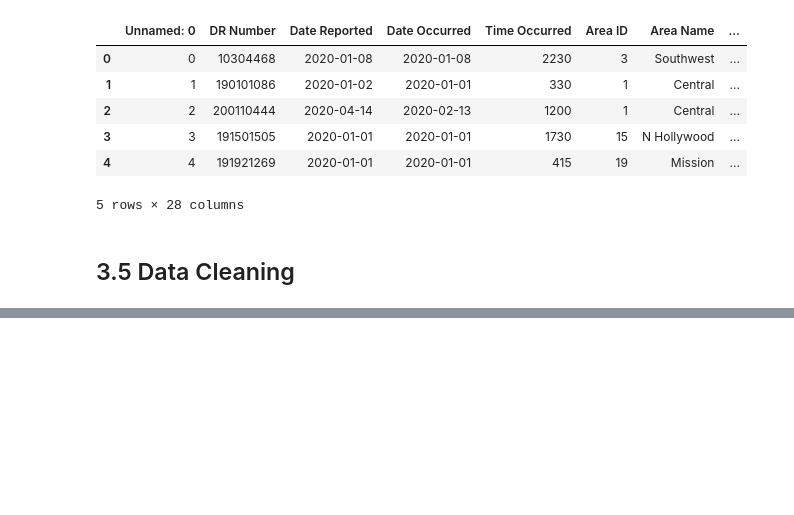
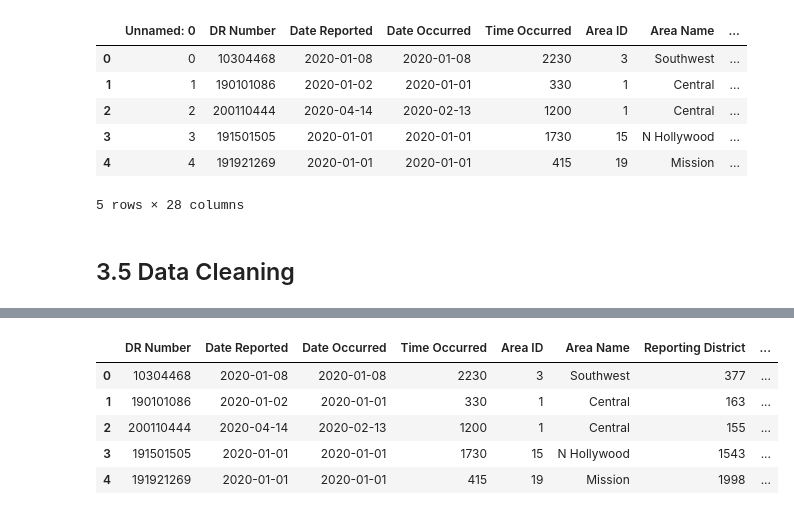
Before and after one commit to OCD0505/Springboard-Capstone-Project-Two, a Jupyter notebook: notebooks/3.0-faa-pre-processing-and-training-data-development.ipynb, the cells around one changed output, grey strips where cells are left out. Drawn from its saved outputs; the diff is of its cells as text; code cells hidden in the pictures; blank space fills up the shorter version.

```diff
--- a/notebooks/3.0-faa-pre-processing-and-training-data-development.ipynb
+++ b/notebooks/3.0-faa-pre-processing-and-training-data-development.ipynb
@@ -284,0 +266,21 @@ encoded_crimedf_1.head()
+# %%
+# ensuring this feature keeps its name
+df_victim_age = pd.DataFrame(df_victim_age,columns=["Victim Age"])
+# %%
+# ensuring these featurea keep their names
+df_imputed = pd.DataFrame(df_imputed,columns=crimedf.drop(columns="Victim Age").columns)
+# %%
+# dropping columns with no information
+df_imputed.drop(columns="Unnamed: 0", inplace=True)
+# %%
+# concatenating dataframes after imputing
+crime_df = pd.concat([df_imputed,df_victim_age], ignore_index=False, axis=1)
+# %%
+crime_df.head()
+# %% [output]
+|  | DR Number | Date Reported | Date Occurred | Time Occurred | Area ID | Area Name | Reporting District | ... |
+| 0 | 10304468 | 2020-01-08 | 2020-01-08 | 2230 | 3 | Southwest | 377 | ... |
+| 1 | 190101086 | 2020-01-02 | 2020-01-01 | 330 | 1 | Central | 163 | ... |
+| 2 | 200110444 | 2020-04-14 | 2020-02-13 | 1200 | 1 | Central | 155 | ... |
+| 3 | 191501505 | 2020-01-01 | 2020-01-01 | 1730 | 15 | N Hollywood | 1543 | ... |
+| 4 | 191921269 | 2020-01-01 | 2020-01-01 | 415 | 19 | Mission | 1998 | ... |
```
Also changed, not shown: parts of 105 cells of this notebook.
